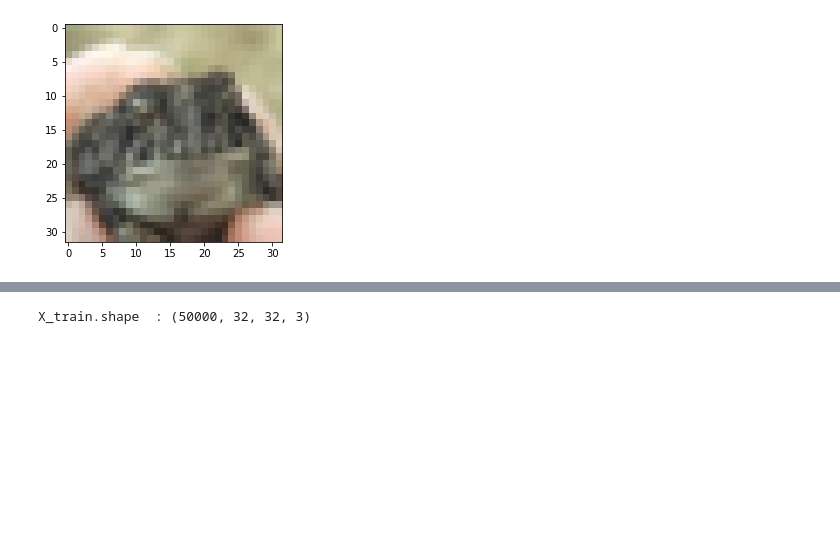
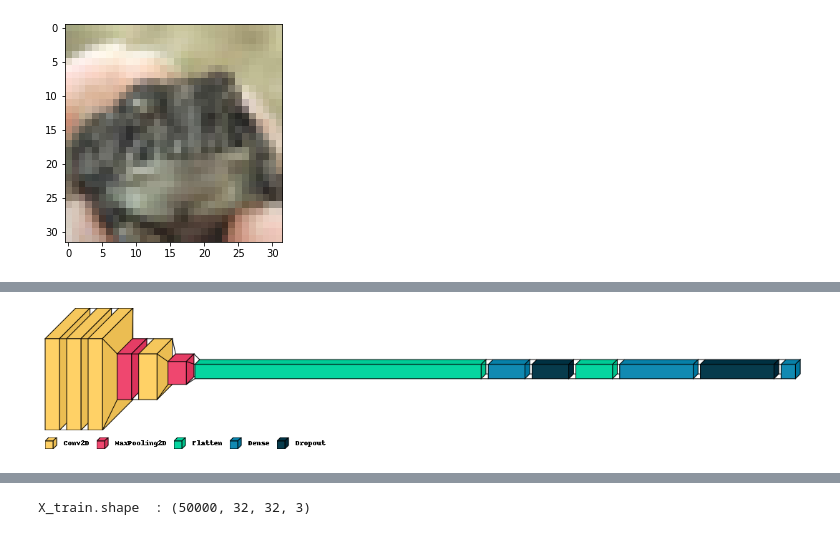
Before and after one commit to meskatjahan/quantize_network, a Jupyter notebook: test_15.ipynb, the cells around one changed output, grey strips where cells are left out. Drawn from its saved outputs; the diff is of its cells as text; code cells hidden in the pictures; blank space fills up the shorter version.

```diff
--- a/test_15.ipynb
+++ b/test_15.ipynb
@@ -156,0 +216,4 @@ model10 = tf.keras.models.Sequential([
+# %%
+visualkeras.layered_view(model102, legend=True)
+# %% [output]
+[figure, added]
```
Also changed, not shown: parts of 21 cells of this notebook.
